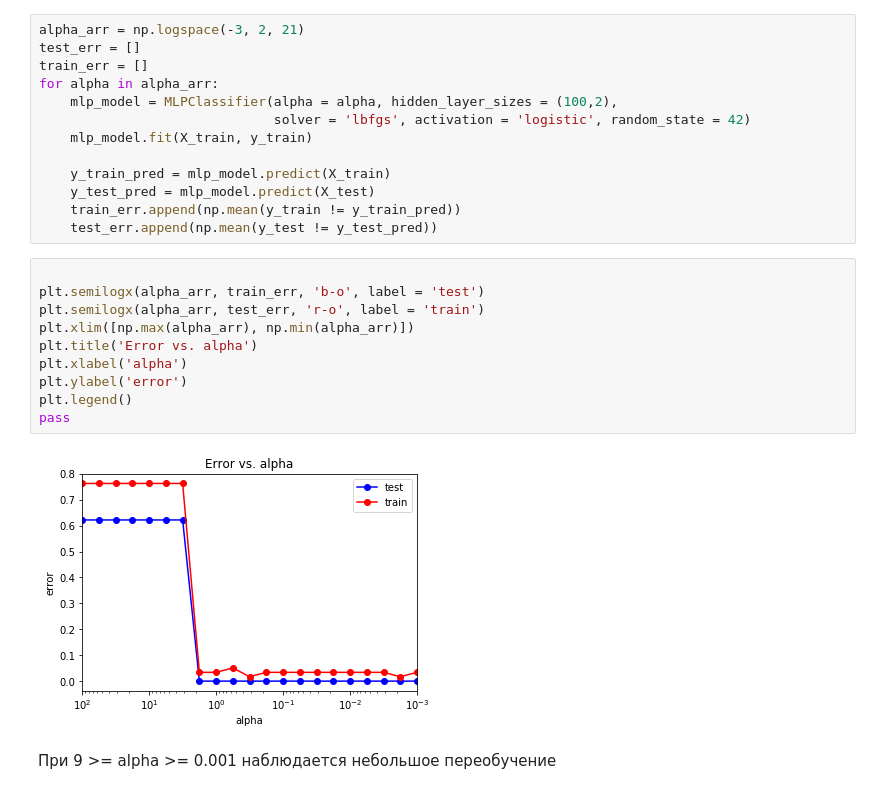
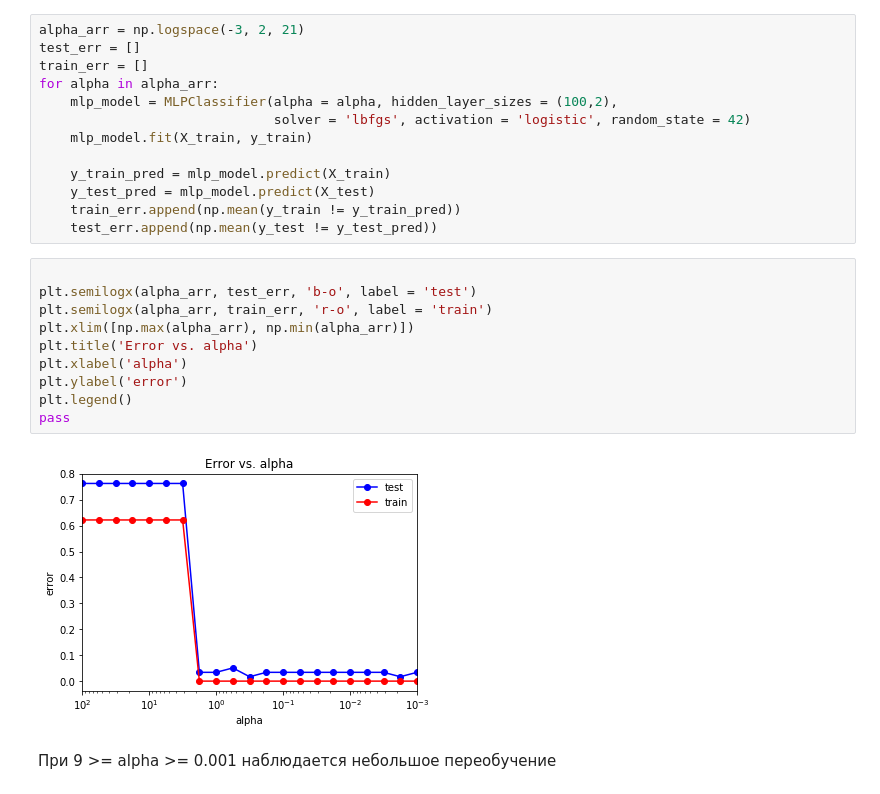
Before and after one commit to ipolyak/Data-Analysis, a Jupyter notebook: wine-analysis.ipynb, the cells around one changed output. Saved outputs shown, nothing was run; the diff lists cells and outputs as text.

```diff
--- a/wine-analysis.ipynb
+++ b/wine-analysis.ipynb
@@ -604,16 +604,16 @@ for alpha in alpha_arr:
     test_err.append(np.mean(y_test != y_test_pred))
 # %%
 
-plt.semilogx(alpha_arr, train_err, 'b-o', label = 'test')
-plt.semilogx(alpha_arr, test_err, 'r-o', label = 'train')
+plt.semilogx(alpha_arr, test_err, 'b-o', label = 'test')
+plt.semilogx(alpha_arr, train_err, 'r-o', label = 'train')
 plt.xlim([np.max(alpha_arr), np.min(alpha_arr)])
 plt.title('Error vs. alpha')
 plt.xlabel('alpha')
 plt.ylabel('error')
 plt.legend()
 pass
 # %% [output]
-[figure, old version]
+[figure, new version]
 # %% [markdown]
 При 9 >= alpha >= 0.001 наблюдается небольшое переобучение
 # %% [markdown]
```
